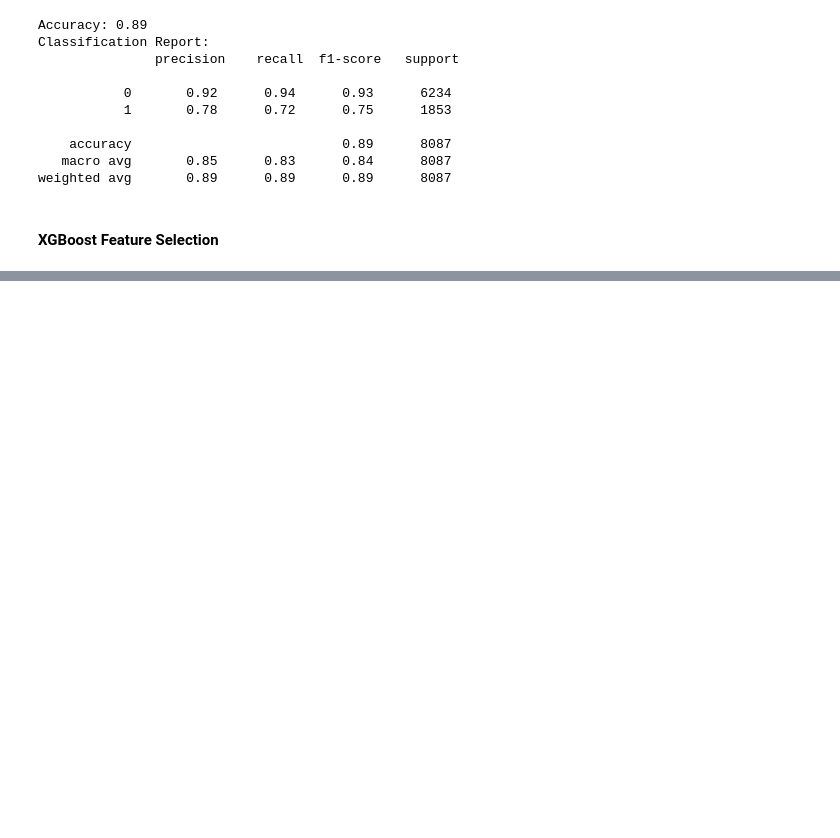
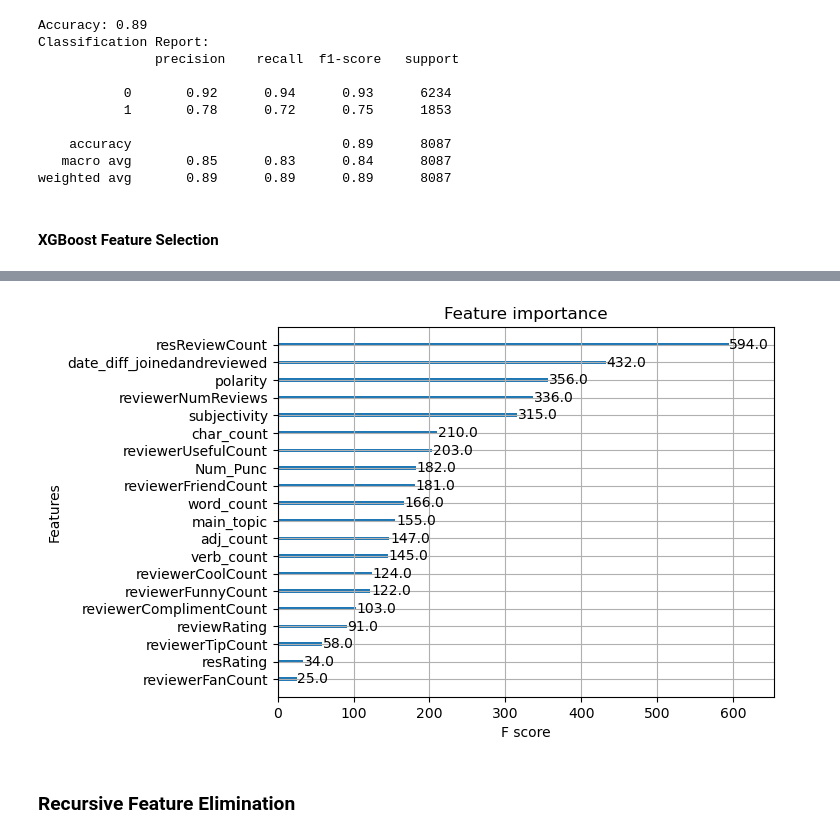
Before and after one commit to jesper1212/BT4012_Reviews, a Jupyter notebook: Notebooks/feature selection/feature selection.ipynb, the cells around one changed output, grey strips where cells are left out. Saved outputs shown, nothing was run; the diff lists cells and outputs as text; code cells hidden in the pictures; blank space fills up the shorter version.

```diff
--- a/Notebooks/feature selection/feature selection.ipynb
+++ b/Notebooks/feature selection/feature selection.ipynb
@@ -206,0 +268,10 @@ plt.show()
+# %%
+df2 = df.drop(columns=["reviewDate",'reviewID', 'reviewerID', 'reviewContent', 'restaurantID','reviewerName', 'reviewerLocation', 'reviewerYelpJoinDate','resLocation', 'resName','DATE_TIME',
+       'EMAIL_ADDRESS', 'NRP', 'LOCATION', 'PERSON', 'PHONE_NUMBER',
+       'DATE_TIME_count', 'EMAIL_ADDRESS_count', 'NRP_count', 'LOCATION_count',
+       'PERSON_count', 'PHONE_NUMBER_count', 'DATE_TIME_flag',
+       'EMAIL_ADDRESS_flag', 'NRP_flag', 'LOCATION_flag', 'PERSON_flag',
+       'PHONE_NUMBER_flag', 'reviewDate2','tokens', 'clean_tokens', 'clean_text','sentiment','reviewRating_1', 'reviewRating_2', 'reviewRating_3', 'reviewRating_4',
+       'reviewRating_5','ngrams', 'preprocessed'])
+
+df2
@@ -206,0 +303,14 @@ plt.show()
+# %%
+np.random.seed(120)
+y_feature_selection = df2['flagged'] # dependent variable
+x_feature_selection = df2.drop(columns=["flagged"], axis=1)
+X_train, X_test, y_train, y_test = train_test_split(x_feature_selection, y_feature_selection, test_size=0.33, random_state=7)
+model = XGBClassifier()
+model.fit(x_feature_selection, y_feature_selection)
+# plot feature importance
+plot_importance(model)
+plt.show()
+# %% [output]
+[figure, added]
+# %% [markdown]
+### Recursive Feature Elimination
```
Also changed, not shown: parts of 22 cells of this notebook.
